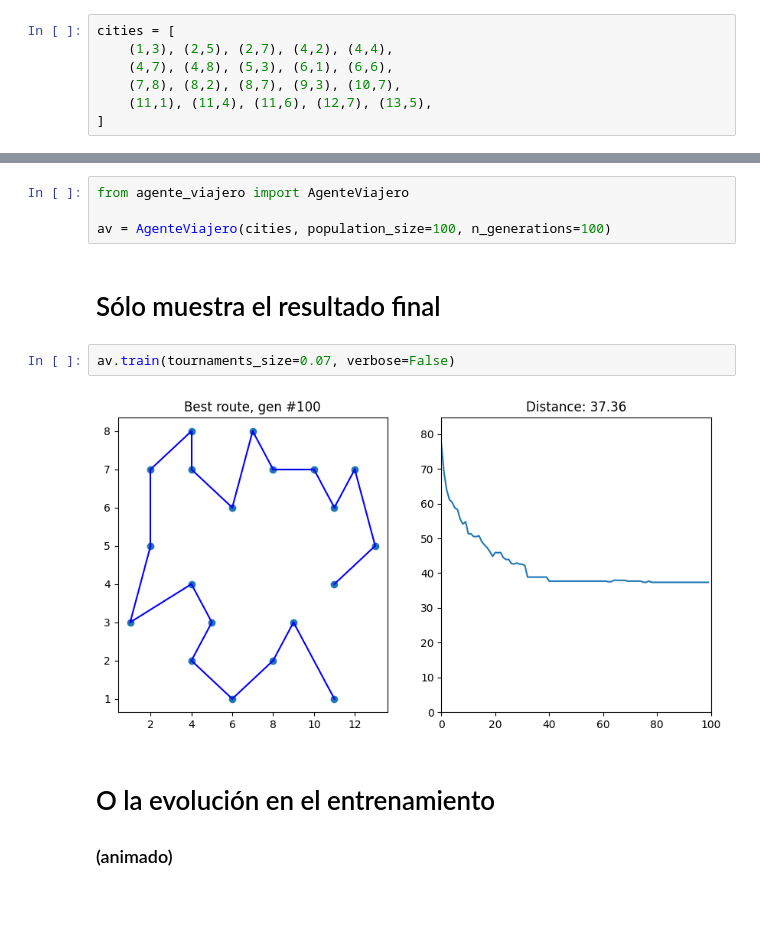
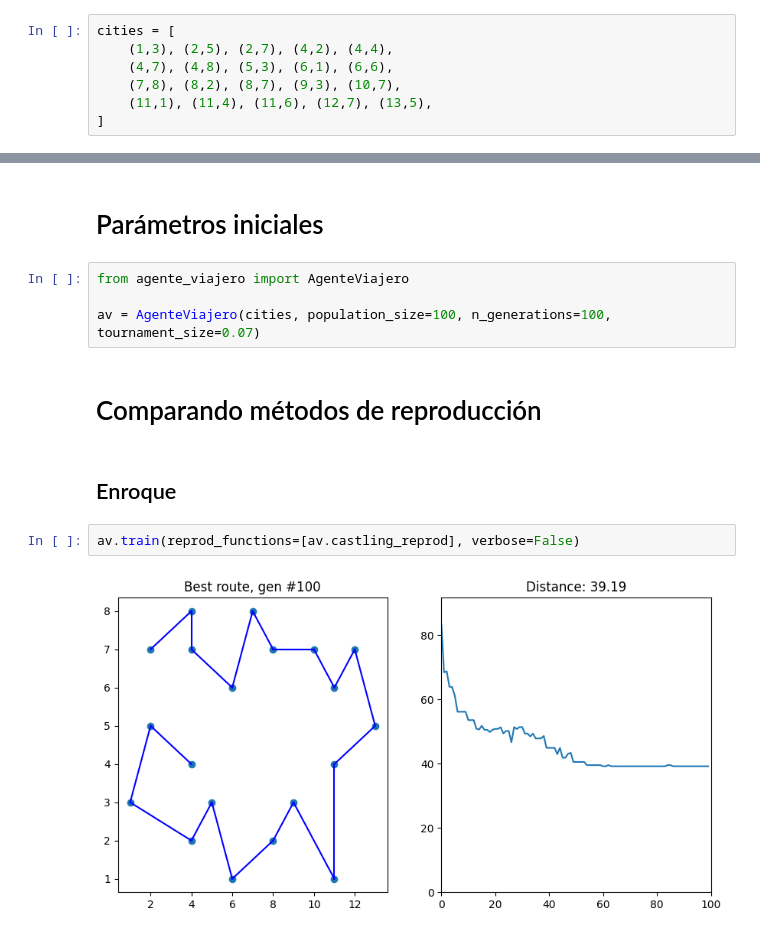
Before and after one commit to Afroefras/UAG_MCC, a Jupyter notebook: inteligencia_artificial/agente_viajero.ipynb, the cells around one changed output, grey strips where cells are left out. Saved outputs shown, nothing was run; the diff lists cells and outputs as text; blank space fills up the shorter version.

Commit message:
Pueden compararse múltiples funciones de reproducción

```diff
--- a/inteligencia_artificial/agente_viajero.ipynb
+++ b/inteligencia_artificial/agente_viajero.ipynb
@@ -12,13 +10,14 @@ cities = [
+# %% [markdown]
+# Parámetros iniciales
 # %%
 from agente_viajero import AgenteViajero
 
-av = AgenteViajero(cities, population_size=100, n_generations=100)
+av = AgenteViajero(cities, population_size=100, n_generations=100, tournament_size=0.07)
-# %% [markdown]
-# Sólo muestra el resultado final
+# %% [markdown]
+# Comparando métodos de reproducción
+# %% [markdown]
+## Enroque
 # %%
-av.train(tournaments_size=0.07, verbose=False)
+av.train(reprod_functions=[av.castling_reprod], verbose=False)
 # %% [output]
-[figure, old version]
+[figure, new version]
-# %% [markdown]
-# O la evolución en el entrenamiento
-### (animado)
```
Also changed, not shown: parts of 7 cells of this notebook, 1 other file.
